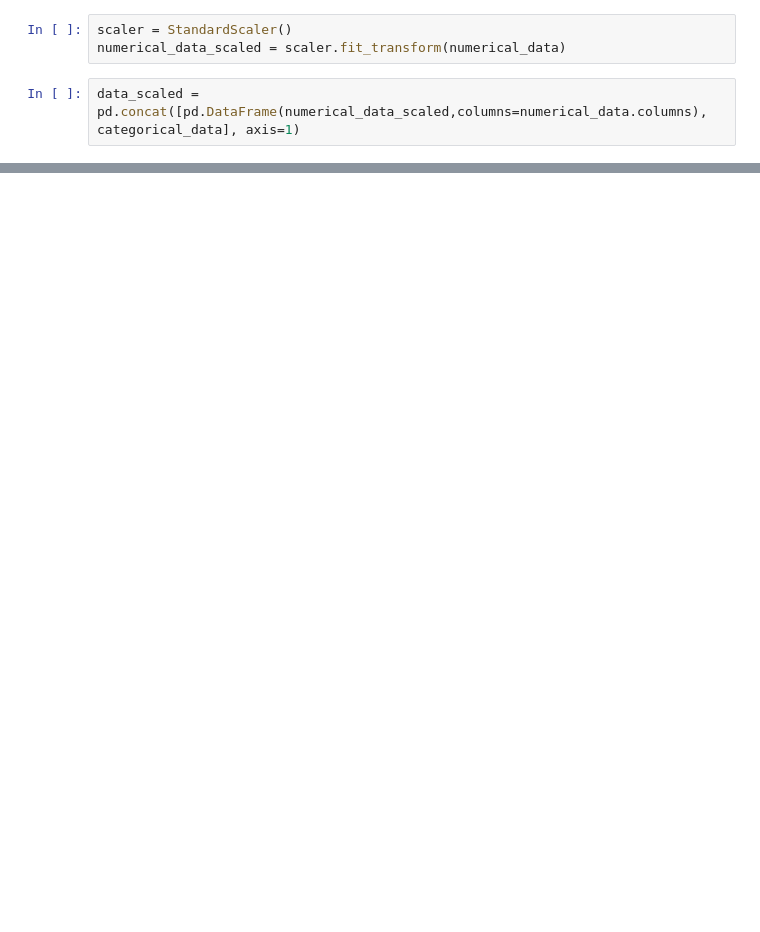
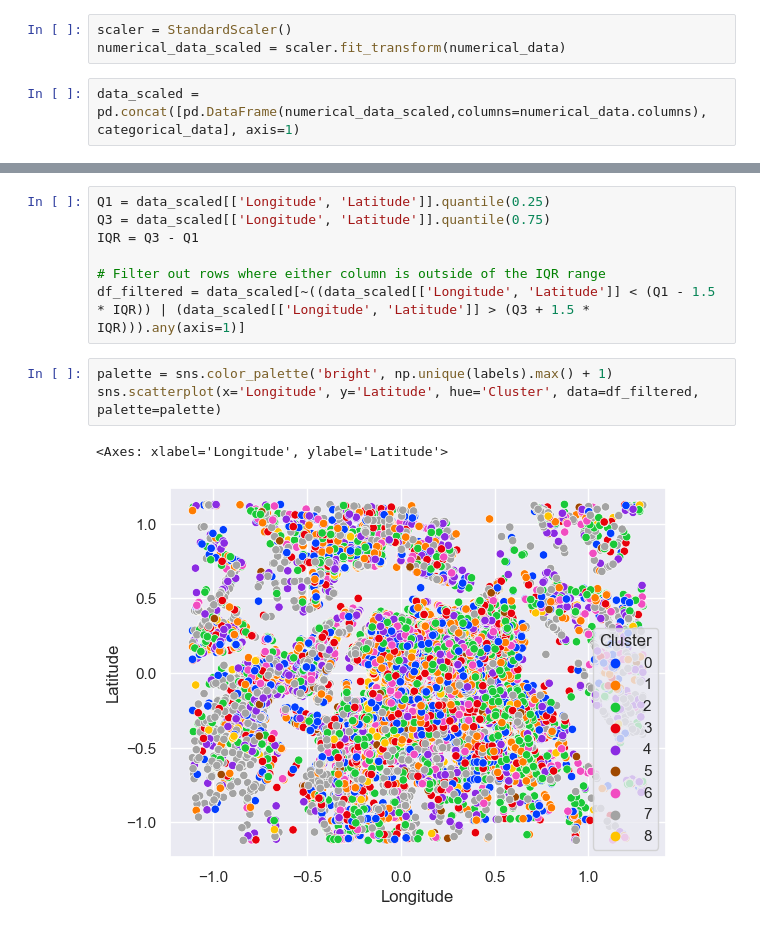
Before and after one commit to lovelyturtles/4710Project, a Jupyter notebook: Code/kModes.ipynb, the cells around one changed output, grey strips where cells are left out. Cells and saved outputs as stored; diff of their text form; blank space fills up the shorter version.

```diff
--- a/Code/kModes.ipynb
+++ b/Code/kModes.ipynb
@@ -83,3 +84,16 @@ sns.scatterplot(x='Longitude', y='Latitude', hue='Cluster', data=data_scaled, pa
+# %%
+Q1 = data_scaled[['Longitude', 'Latitude']].quantile(0.25)
+Q3 = data_scaled[['Longitude', 'Latitude']].quantile(0.75)
+IQR = Q3 - Q1
+
+# Filter out rows where either column is outside of the IQR range
+df_filtered = data_scaled[~((data_scaled[['Longitude', 'Latitude']] < (Q1 - 1.5 * IQR)) | (data_scaled[['Longitude', 'Latitude']] > (Q3 + 1.5 * IQR))).any(axis=1)]
+# %%
+palette = sns.color_palette('bright', np.unique(labels).max() + 1)
+sns.scatterplot(x='Longitude', y='Latitude', hue='Cluster', data=df_filtered, palette=palette)
+# %% [output]
+<Axes: xlabel='Longitude', ylabel='Latitude'>
+[figure, added]
 # %%
 cluster_modes = data_scaled.groupby('Cluster').apply(lambda x: x.mode().iloc[0])
 print(cluster_modes)
```
Also changed, not shown: parts of 15 cells of this notebook, 11 other files.
